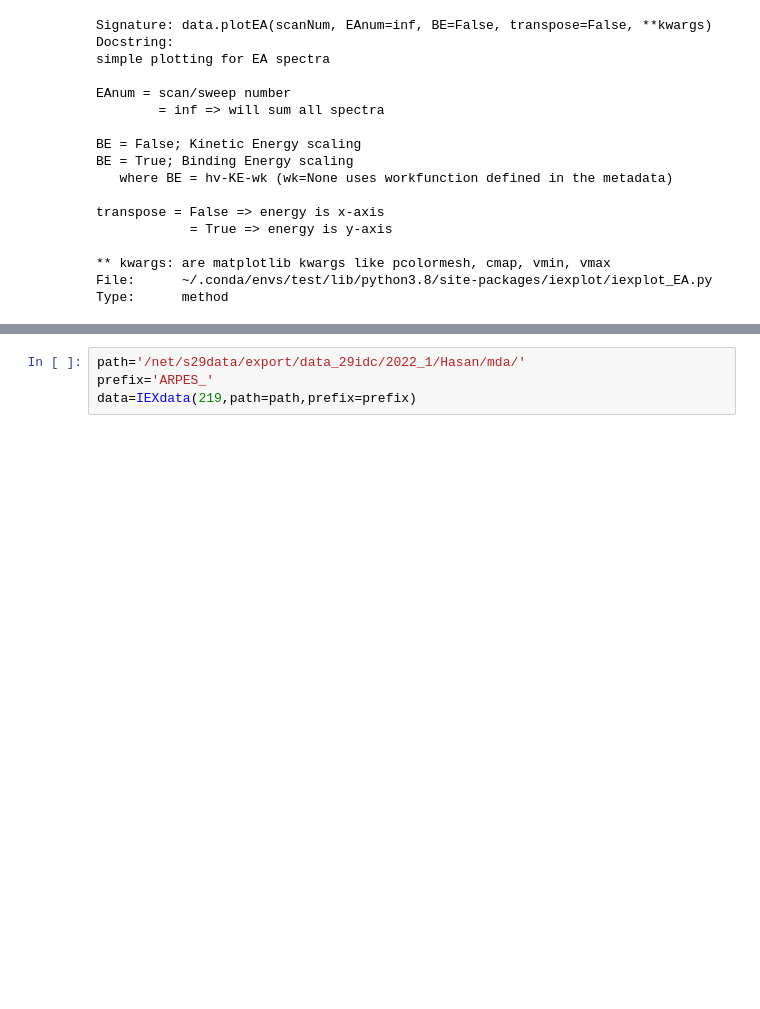
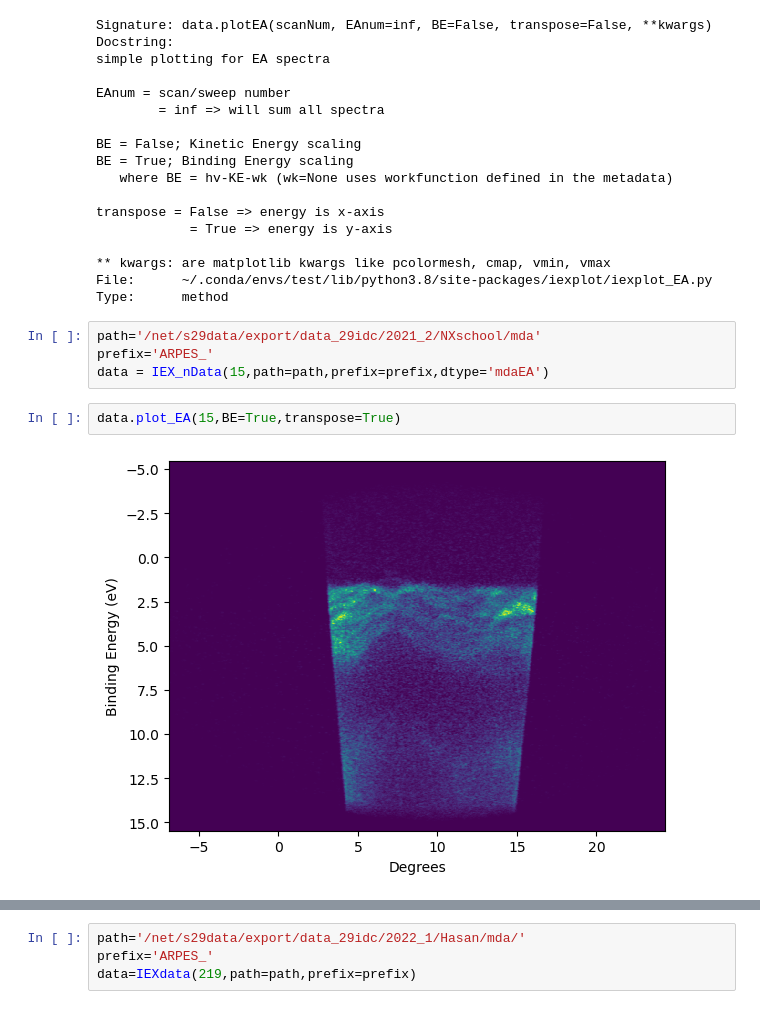
Before and after one commit to apsIEX/iexplot, a Jupyter notebook: examples_iexplot/Example_plot_IEXdata.ipynb, the cells around one changed output, grey strips where cells are left out. Cells and saved outputs as stored; diff of their text form; blank space fills up the shorter version.

```diff
--- a/examples_iexplot/Example_plot_IEXdata.ipynb
+++ b/examples_iexplot/Example_plot_IEXdata.ipynb
@@ -498,3 +502,11 @@ transpose = False => energy is x-axis
 ** kwargs: are matplotlib kwargs like pcolormesh, cmap, vmin, vmax
 File:      ~/.conda/envs/test/lib/python3.8/site-packages/iexplot/iexplot_EA.py
 Type:      method
+# %%
+path='/net/s29data/export/data_29idc/2021_2/NXschool/mda'
+prefix='ARPES_'
+data = IEX_nData(15,path=path,prefix=prefix,dtype='mdaEA')
+# %%
+data.plot_EA(15,BE=True,transpose=True)
+# %% [output]
+[figure, added]
```
Also changed, not shown: parts of 3 cells of this notebook, 4 other files.
